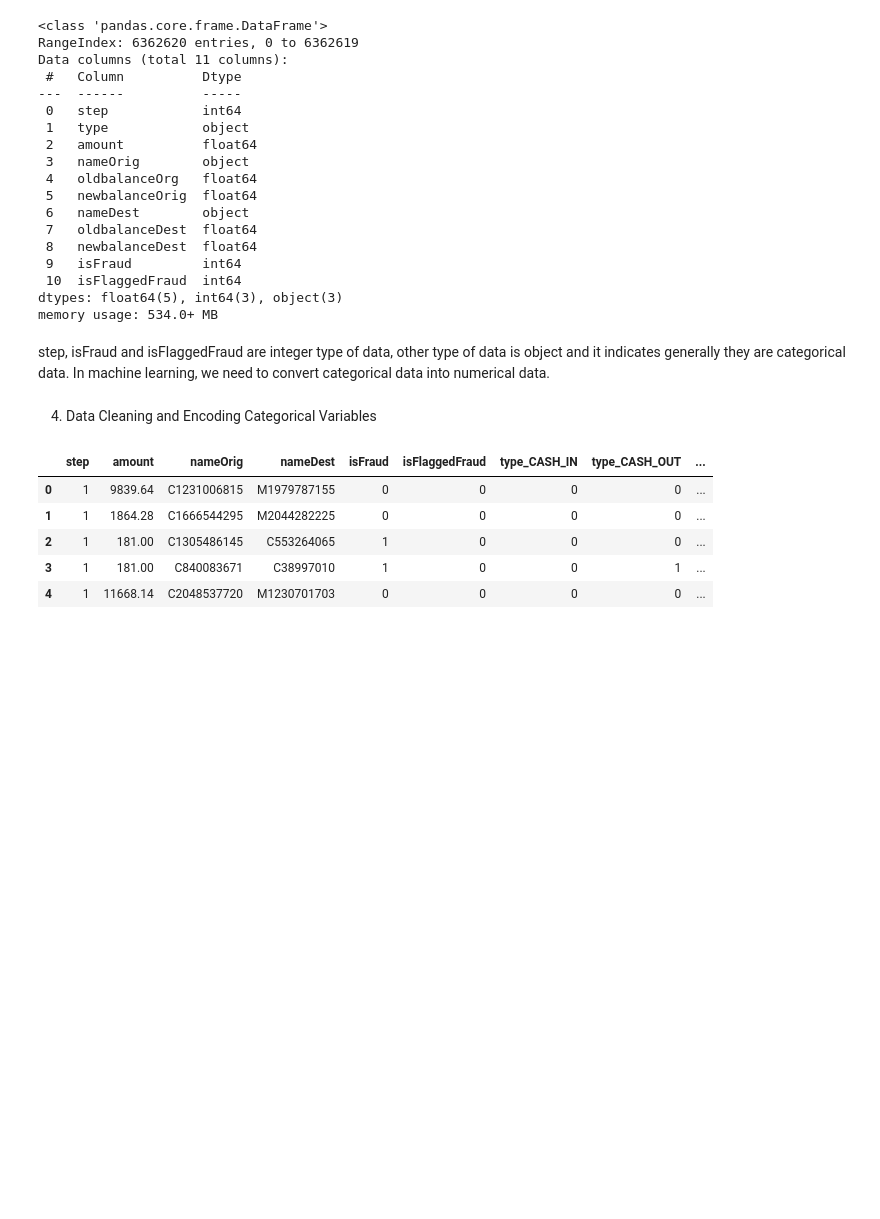
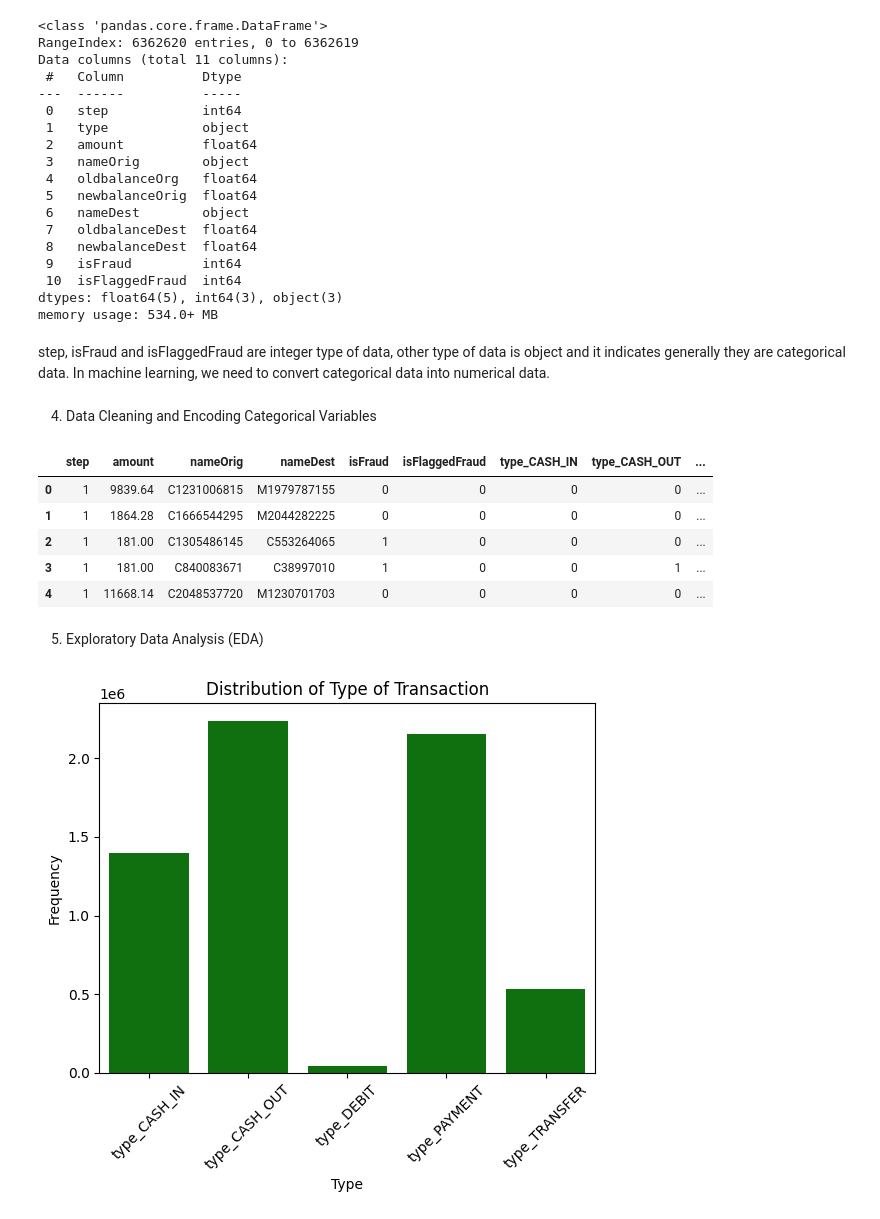
Before and after one commit to meleknurs/ml_projects, a Jupyter notebook: fraud_detection/fraud_detection.ipynb, the cells around one changed output. Saved outputs shown, nothing was run; the diff lists cells and outputs as text; code cells hidden in the pictures; blank space fills up the shorter version.

Commit message:
create a plot for the distribution of type of transaction

```diff
--- a/fraud_detection/fraud_detection.ipynb
+++ b/fraud_detection/fraud_detection.ipynb
@@ -116,3 +116,19 @@ df.head()
 | 2 | 1 | 181.00 | C1305486145 | C553264065 | 1 | 0 | 0 | 0 | ... |
 | 3 | 1 | 181.00 | C840083671 | C38997010 | 1 | 0 | 0 | 1 | ... |
 | 4 | 1 | 11668.14 | C2048537720 | M1230701703 | 0 | 0 | 0 | 0 | ... |
+# %% [markdown]
+5. Exploratory Data Analysis (EDA)
+# %%
+# Count the frequency of each transaction type
+transaction_counts = df_dummies_type.sum().reset_index()
+transaction_counts.columns = ['Type', 'Frequency']
+
+# Create the bar plot
+sns.barplot(x='Type', y='Frequency', data=transaction_counts, color='green')
+plt.xticks(rotation=45)
+plt.title('Distribution of Type of Transaction')
+plt.xlabel('Type')
+plt.ylabel('Frequency')
+plt.show()
+# %% [output]
+[figure, added]
```
